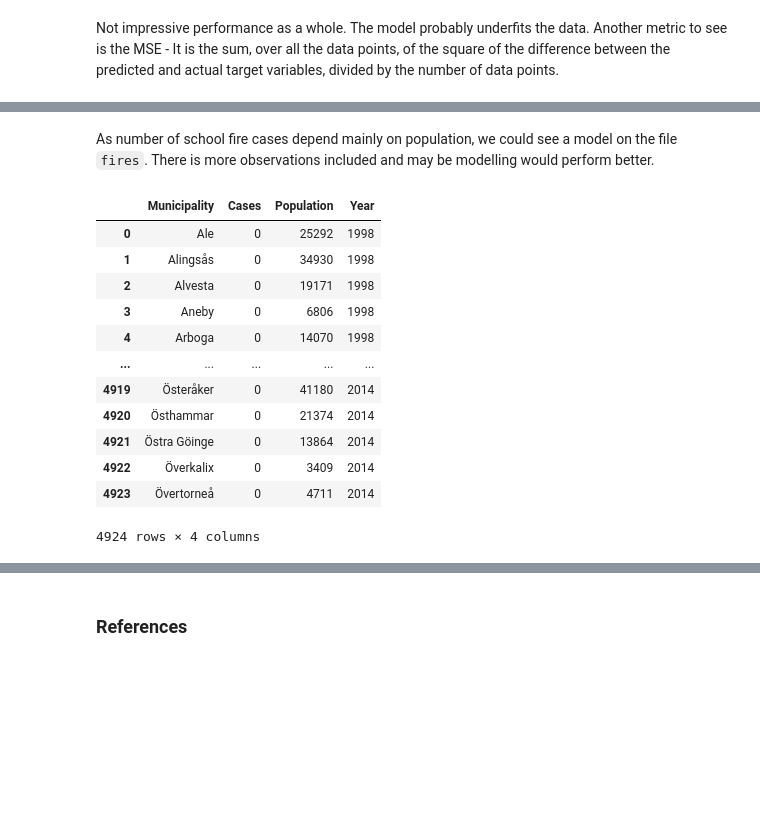
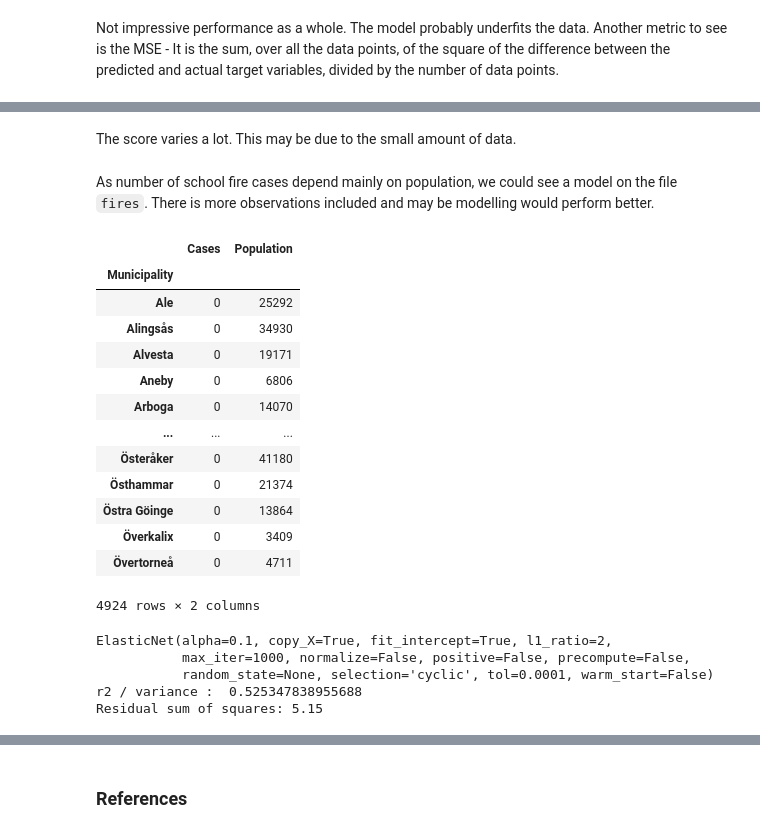
Before and after one commit to ignatovasashka/Exam-Project-Machine-Learning, a Jupyter notebook: School Fire Cases in Sweden and KPIs.ipynb, the cells around one changed output, grey strips where cells are left out. Saved outputs shown, nothing was run; the diff lists cells and outputs as text; code cells hidden in the pictures; blank space fills up the shorter version.

```diff
--- a/School Fire Cases in Sweden and KPIs.ipynb
+++ b/School Fire Cases in Sweden and KPIs.ipynb
@@ -505,18 +591,23 @@ y_binned = np.digitize(indicators_target, bins)
+# %% [markdown]
+The score varies a lot. This may be due to the small amount of data.
 # %% [markdown]
 As number of school fire cases depend mainly on population, we could see a model on the file `fires`. There is more observations included and may be modelling would perform better.
-# %%
-fires
-# %% [output]
-|  | Municipality | Cases | Population | Year |
-| 0 | Ale | 0 | 25292 | 1998 |
-| 1 | Alingsås | 0 | 34930 | 1998 |
-| 2 | Alvesta | 0 | 19171 | 1998 |
-| 3 | Aneby | 0 | 6806 | 1998 |
-| 4 | Arboga | 0 | 14070 | 1998 |
-| ... | ... | ... | ... | ... |
-| 4919 | Österåker | 0 | 41180 | 2014 |
-| 4920 | Östhammar | 0 | 21374 | 2014 |
-| 4921 | Östra Göinge | 0 | 13864 | 2014 |
-| 4922 | Överkalix | 0 | 3409 | 2014 |
-| 4923 | Övertorneå | 0 | 4711 | 2014 |
-4924 rows × 4 columns
+# %%
+fires = fires.drop("Year", axis = 1)
+fires = fires.set_index('Municipality')
+fires
+# %% [output]
+|  | Cases | Population |
+| Municipality |  |  |
+| Ale | 0 | 25292 |
+| Alingsås | 0 | 34930 |
+| Alvesta | 0 | 19171 |
+| Aneby | 0 | 6806 |
+| Arboga | 0 | 14070 |
+| ... | ... | ... |
+| Österåker | 0 | 41180 |
+| Östhammar | 0 | 21374 |
+| Östra Göinge | 0 | 13864 |
+| Överkalix | 0 | 3409 |
+| Övertorneå | 0 | 4711 |
+4924 rows × 2 columns
@@ -522,0 +620,14 @@ fires
+# %%
+grid_search_fires = GridSearchCV(model_elastic_net, param_grid = parameters_elastic_net, cv = 2)
+grid_search_fires.fit(fires_attributes_train, fires_target_train)
+
+print(grid_search_fires.best_estimator_)
+print("r2 / variance : ", grid_search_fires.best_score_)
+print("Residual sum of squares: %.2f"
+              % np.mean((grid_search_fires.predict(fires_attributes_test) - fires_target_test) ** 2))
+# %% [output]
+ElasticNet(alpha=0.1, copy_X=True, fit_intercept=True, l1_ratio=2,
+           max_iter=1000, normalize=False, positive=False, precompute=False,
+           random_state=None, selection='cyclic', tol=0.0001, warm_start=False)
+r2 / variance :  0.525347838955688
+Residual sum of squares: 5.15
```
Also changed, not shown: parts of 59 cells of this notebook.
